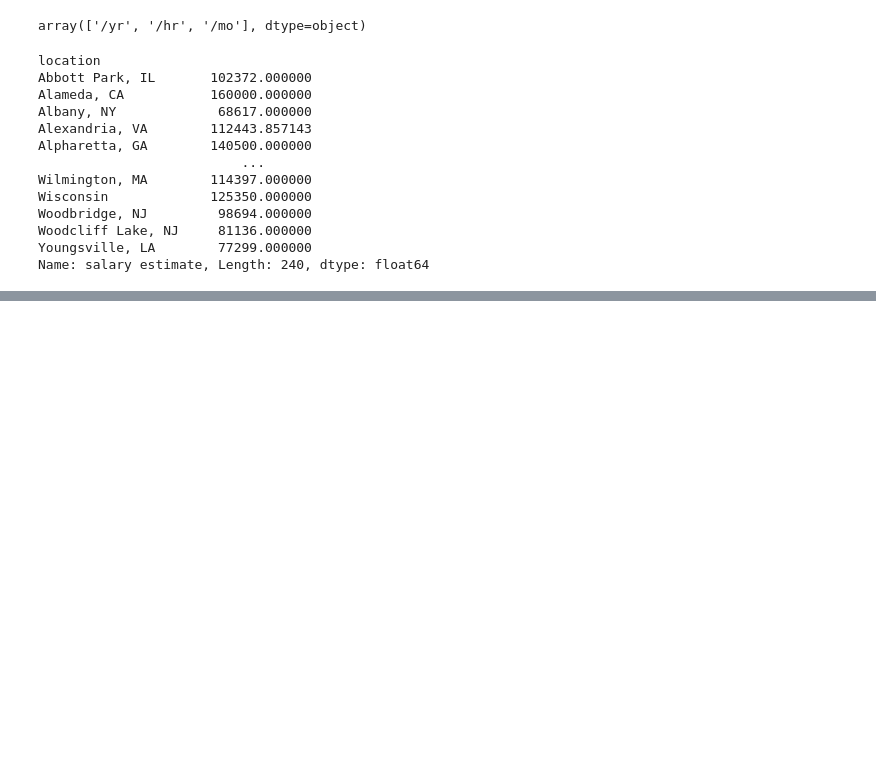
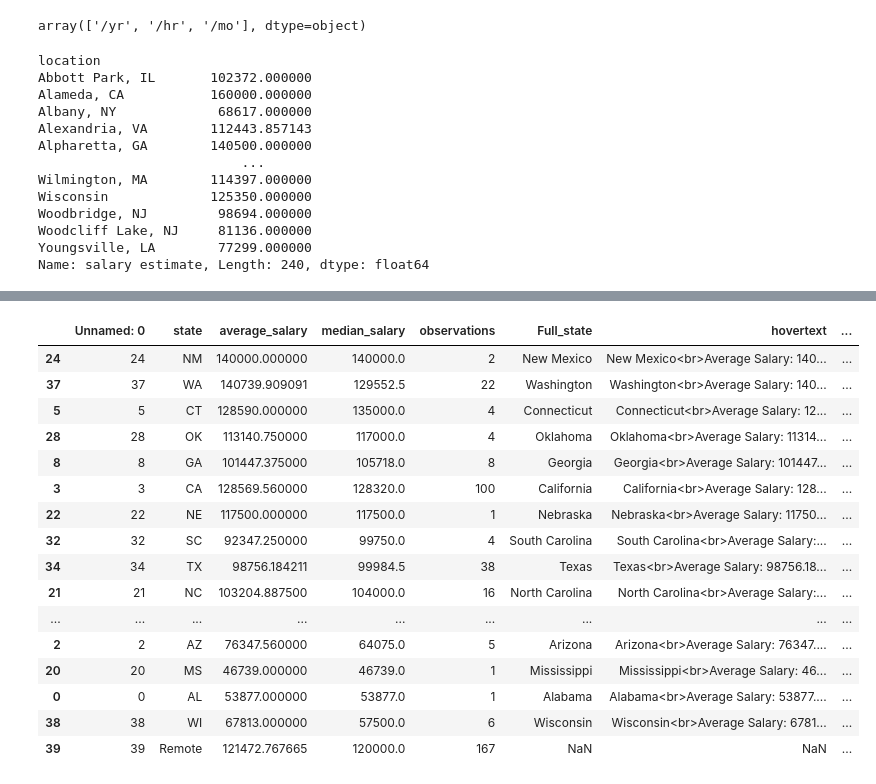
Before and after one commit to a-gantzia/job-postings, a Jupyter notebook: salary_eda.ipynb, the cells around one changed output, grey strips where cells are left out. Drawn from its saved outputs; the diff is of its cells as text; code cells hidden in the pictures; blank space fills up the shorter version.

```diff
--- a/salary_eda.ipynb
+++ b/salary_eda.ipynb
@@ -187,0 +322,12 @@ plt.show()
+# %%
+df = df.sort_values(by='avg_salary_after_COL', ascending=False)
+df=df[df.state!='Remote']
+df=df[df.observations>=5]
+fig = px.bar(df,
+             x='state',
+             y='avg_salary_after_COL',
+             title='Pre-Tax Average Income After Cost of Living Expenses in US States',
+             labels={'avg_salary_after_COL': 'Average Salary', 'Unfiltered_State': 'State'},
+             color='avg_salary_after_COL')
+fig.update_layout(xaxis_tickangle=-45)
+fig.show()
@@ -187,0 +336,12 @@ plt.show()
+# %%
+df = df.sort_values(by='median_salary_after_COL', ascending=False)
+df=df[df.state!='Remote']
+df=df[df.observations>=5]
+fig = px.bar(df,
+             x='state',
+             y='median_salary_after_COL',
+             title='Median Salary by State in the USA',
+             labels={'median_salary_after_COL': 'Average Salary', 'Unfiltered_State': 'State'},
+             color='median_salary_after_COL')
+fig.update_layout(xaxis_tickangle=-45)
+fig.show()
@@ -187,0 +350,20 @@ plt.show()
+# %%
+df
+# %% [output]
+|  | Unnamed: 0 | state | average_salary | median_salary | observations | Full_state | hovertext | ... |
+| 24 | 24 | NM | 140000.000000 | 140000.0 | 2 | New Mexico | New Mexico<br>Average Salary: 140... | ... |
+| 37 | 37 | WA | 140739.909091 | 129552.5 | 22 | Washington | Washington<br>Average Salary: 140... | ... |
+| 5 | 5 | CT | 128590.000000 | 135000.0 | 4 | Connecticut | Connecticut<br>Average Salary: 12... | ... |
+| 28 | 28 | OK | 113140.750000 | 117000.0 | 4 | Oklahoma | Oklahoma<br>Average Salary: 11314... | ... |
+| 8 | 8 | GA | 101447.375000 | 105718.0 | 8 | Georgia | Georgia<br>Average Salary: 101447... | ... |
+| 3 | 3 | CA | 128569.560000 | 128320.0 | 100 | California | California<br>Average Salary: 128... | ... |
+| 22 | 22 | NE | 117500.000000 | 117500.0 | 1 | Nebraska | Nebraska<br>Average Salary: 11750... | ... |
+| 32 | 32 | SC | 92347.250000 | 99750.0 | 4 | South Carolina | South Carolina<br>Average Salary:... | ... |
+| 34 | 34 | TX | 98756.184211 | 99984.5 | 38 | Texas | Texas<br>Average Salary: 98756.18... | ... |
+| 21 | 21 | NC | 103204.887500 | 104000.0 | 16 | North Carolina | North Carolina<br>Average Salary:... | ... |
+| ... | ... | ... | ... | ... | ... | ... | ... | ... |
+| 2 | 2 | AZ | 76347.560000 | 64075.0 | 5 | Arizona | Arizona<br>Average Salary: 76347.... | ... |
+| 20 | 20 | MS | 46739.000000 | 46739.0 | 1 | Mississippi | Mississippi<br>Average Salary: 46... | ... |
+| 0 | 0 | AL | 53877.000000 | 53877.0 | 1 | Alabama | Alabama<br>Average Salary: 53877.... | ... |
+| 38 | 38 | WI | 67813.000000 | 57500.0 | 6 | Wisconsin | Wisconsin<br>Average Salary: 6781... | ... |
+| 39 | 39 | Remote | 121472.767665 | 120000.0 | 167 | NaN | NaN | ... |
```
Also changed, not shown: parts of 24 cells of this notebook, 19 other files.
